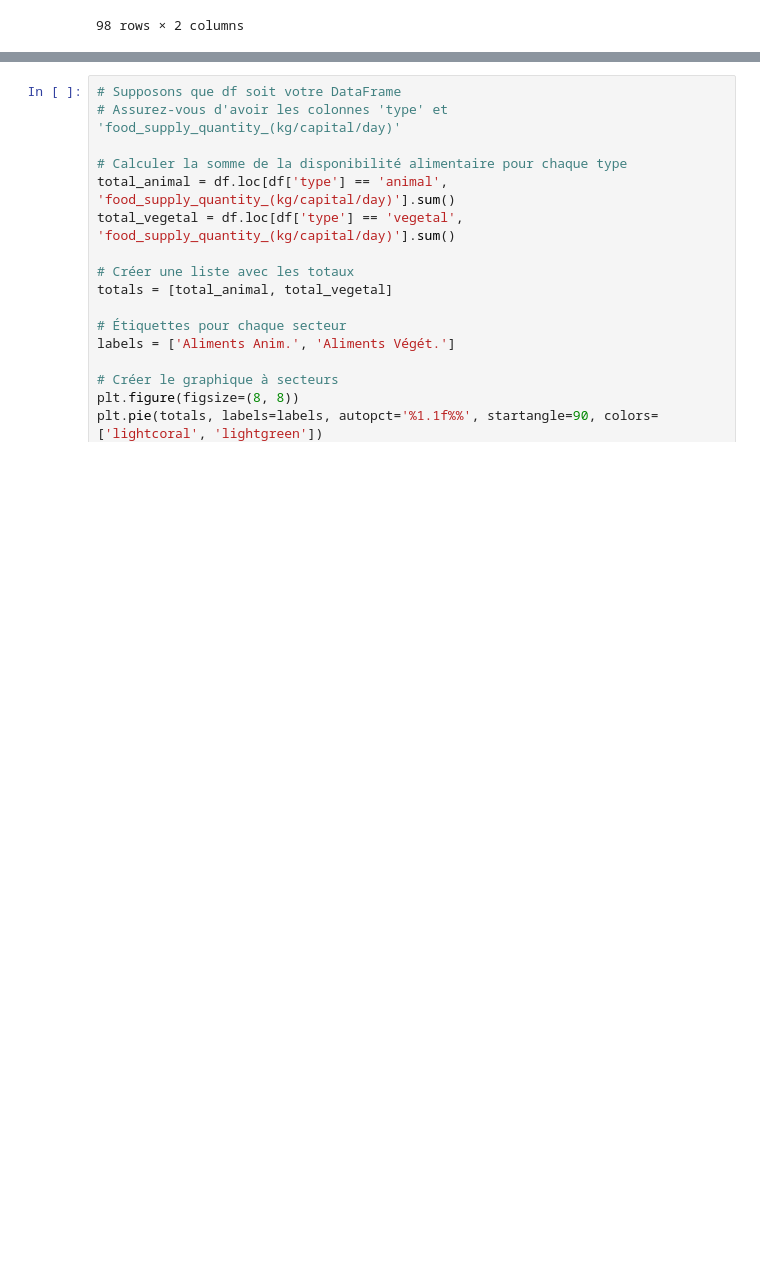
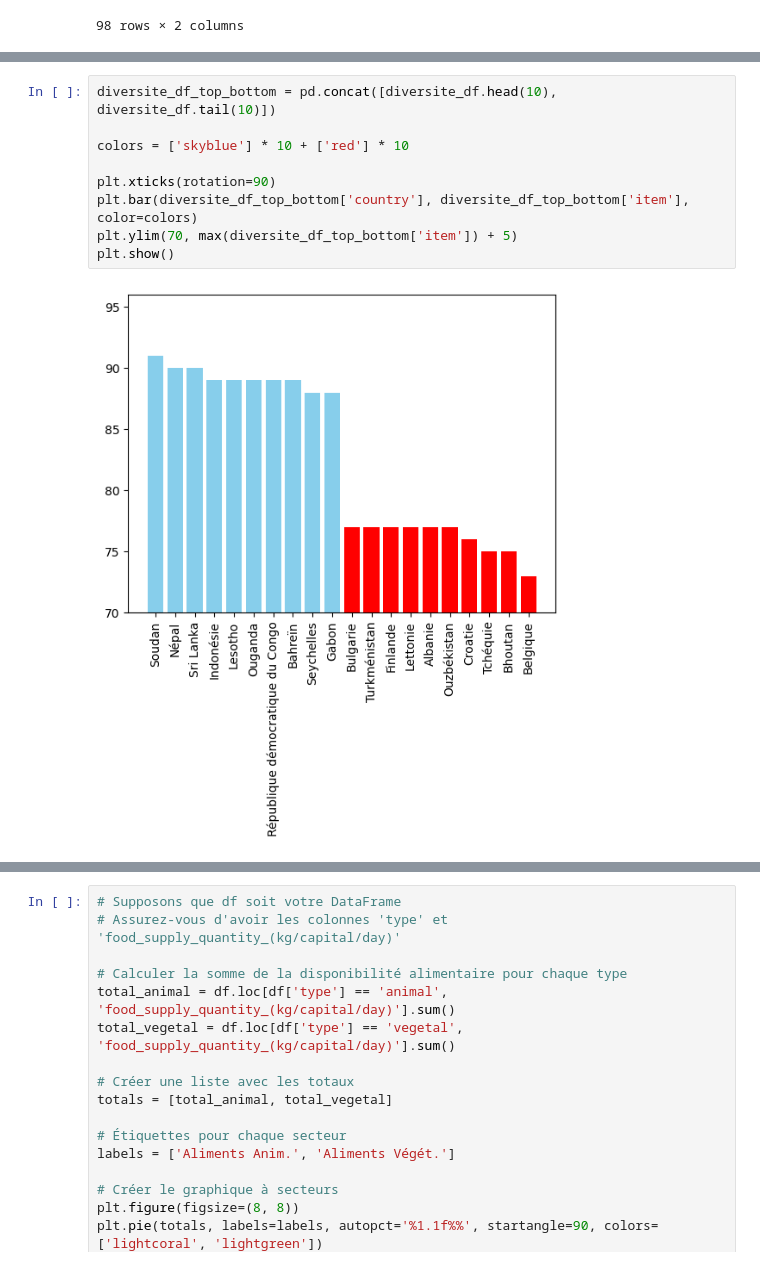
Before and after one commit to Melobgn/Brief-pandas-SEM, a Jupyter notebook: dataframes.ipynb, the cells around one changed output, grey strips where cells are left out. Cells and saved outputs as stored; diff of their text form; blank space fills up the shorter version.

```diff
--- a/dataframes.ipynb
+++ b/dataframes.ipynb
@@ -458,6 +459,17 @@ plt.ylim(70, max(diversite_df['item']) + 5)
 plt.show()
 # %% [output]
 [figure]
+# %%
+diversite_df_top_bottom = pd.concat([diversite_df.head(10), diversite_df.tail(10)])
+
+colors = ['skyblue'] * 10 + ['red'] * 10
+
+plt.xticks(rotation=90)
+plt.bar(diversite_df_top_bottom['country'], diversite_df_top_bottom['item'], color=colors)
+plt.ylim(70, max(diversite_df_top_bottom['item']) + 5)
+plt.show()
+# %% [output]
+[figure, added]
 # %%
 diversite_df['dispo_alimentaire'] = df['food_supply_quantity_(kg/capital/day)']
 
```
Also changed, not shown: parts of 6 cells of this notebook, 4 other files.
